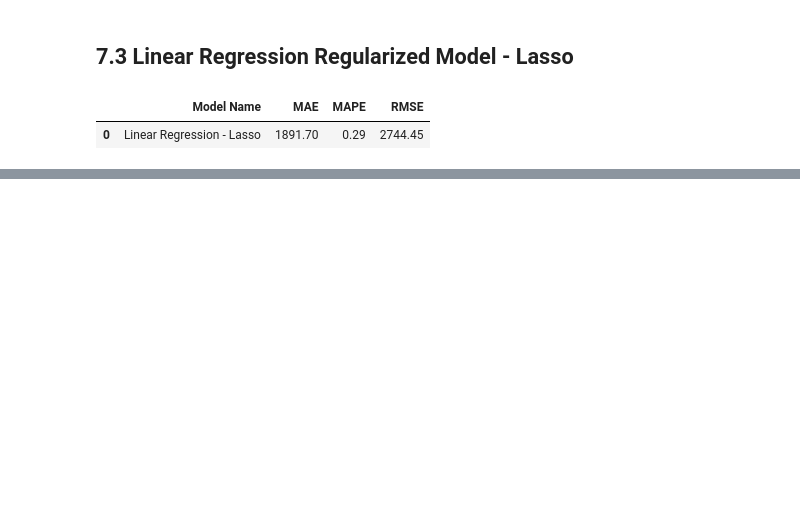
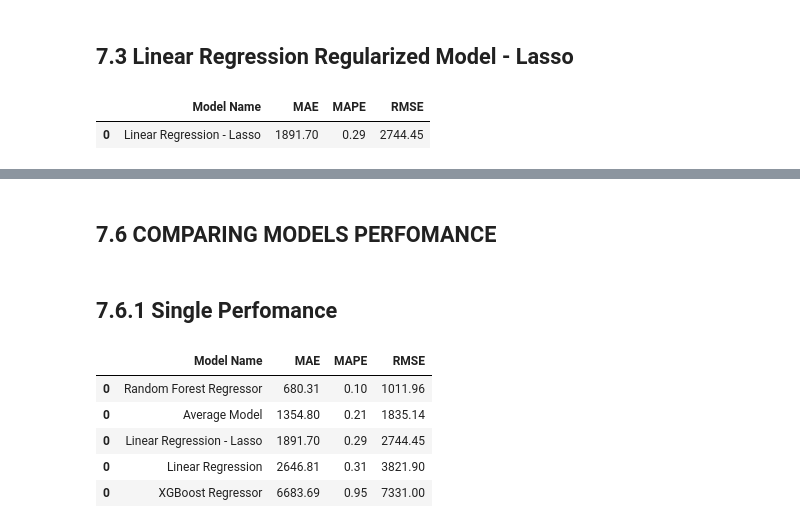
Before and after one commit to kevincirne/ds_em_producao, a Jupyter notebook: m06_v01_store_sales_prediction.ipynb, the cells around one changed output, grey strips where cells are left out. Drawn from its saved outputs; the diff is of its cells as text; code cells hidden in the pictures; blank space fills up the shorter version.

```diff
--- a/m06_v01_store_sales_prediction.ipynb
+++ b/m06_v01_store_sales_prediction.ipynb
@@ -916,0 +985,10 @@ lrr_result
+# %%
+# Model
+rf = RandomForestRegressor(n_estimators=100, n_jobs=-1, random_state=42).fit(x_train, y_train)
+
+# Prediction
+yhat_rf = rf.predict(x_test)
+
+# Perfomance
+rf_result = ml_error('Random Forest Regressor', np.expm1(y_test), np.expm1(yhat_rf))
+rf_result
@@ -916,0 +1013,10 @@ lrr_result
+# %%
+# Model
+model_xgb = xgb.XGBRegressor(objective='reg:squarederror', n_estimators=100, eta=0.01, max_depth=10, subsample=0.7, colsample_bytree=0.9).fit(x_train, y_train)
+
+#Prediction
+yhat_xgb = model_xgb.predict(x_test)
+
+#Perfomance
+xgb_result = ml_error('XGBoost Regressor', np.expm1(y_test), np.expm1(yhat_xgb))
+xgb_result
@@ -916,0 +1039,14 @@ lrr_result
+# %% [markdown]
+## 7.6 COMPARING MODELS PERFOMANCE
+# %% [markdown]
+## 7.6.1 Single Perfomance
+# %%
+comparing_results = pd.concat([baseline_result, lr_result, lrr_result, rf_result, xgb_result])
+comparing_results.sort_values('RMSE')
+# %% [output]
+|  | Model Name | MAE | MAPE | RMSE |
+| 0 | Random Forest Regressor | 680.31 | 0.10 | 1011.96 |
+| 0 | Average Model | 1354.80 | 0.21 | 1835.14 |
+| 0 | Linear Regression - Lasso | 1891.70 | 0.29 | 2744.45 |
+| 0 | Linear Regression | 2646.81 | 0.31 | 3821.90 |
+| 0 | XGBoost Regressor | 6683.69 | 0.95 | 7331.00 |
```
Also changed, not shown: parts of 18 cells of this notebook.
